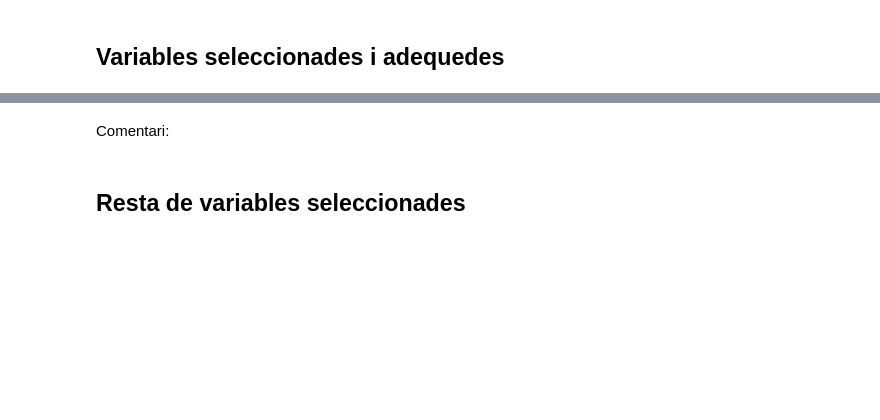
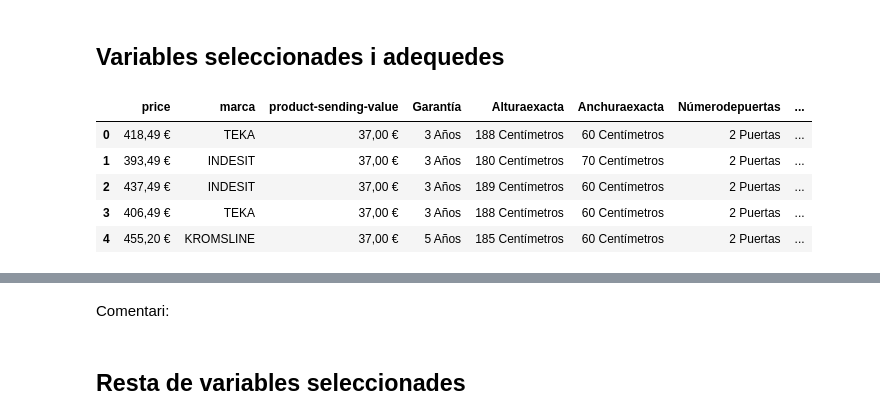
Before and after one commit to afinolUOC/Pra2-cleaning_and_analysis, a Jupyter notebook: Neteja Neveras.ipynb, the cells around one changed output, grey strips where cells are left out. Drawn from its saved outputs; the diff is of its cells as text; code cells hidden in the pictures; blank space fills up the shorter version.

```diff
--- a/Neteja Neveras.ipynb
+++ b/Neteja Neveras.ipynb
@@ -86,4 +129,14 @@ Les variables product-type i date contenen un mateix valor per a totes mostres,
 # %% [markdown]
 ## Variables seleccionades i adequedes
+# %%
+# Mostrem els primer valors
+raw_df[['price','marca','product-sending-value','Garantía','Alturaexacta','Anchuraexacta','Númerodepuertas','Tipodeinstalación','ConsumoAnualdeEnergía','Capacidadfrigorífico','BaldasenRefrigerador','EficienciaNueva','Profundidad','Ruido','Refrigeración','Color/material']].head()
+# %% [output]
+|  | price | marca | product-sending-value | Garantía | Alturaexacta | Anchuraexacta | Númerodepuertas | ... |
+| 0 | 418,49 € | TEKA | 37,00 € | 3 Años | 188 Centímetros | 60 Centímetros | 2 Puertas | ... |
+| 1 | 393,49 € | INDESIT | 37,00 € | 3 Años | 180 Centímetros | 70 Centímetros | 2 Puertas | ... |
+| 2 | 437,49 € | INDESIT | 37,00 € | 3 Años | 189 Centímetros | 60 Centímetros | 2 Puertas | ... |
+| 3 | 406,49 € | TEKA | 37,00 € | 3 Años | 188 Centímetros | 60 Centímetros | 2 Puertas | ... |
+| 4 | 455,20 € | KROMSLINE | 37,00 € | 5 Años | 185 Centímetros | 60 Centímetros | 2 Puertas | ... |
 # %%
 # Seleccionem i addecuem el format
```
Also changed, not shown: parts of 23 cells of this notebook.
